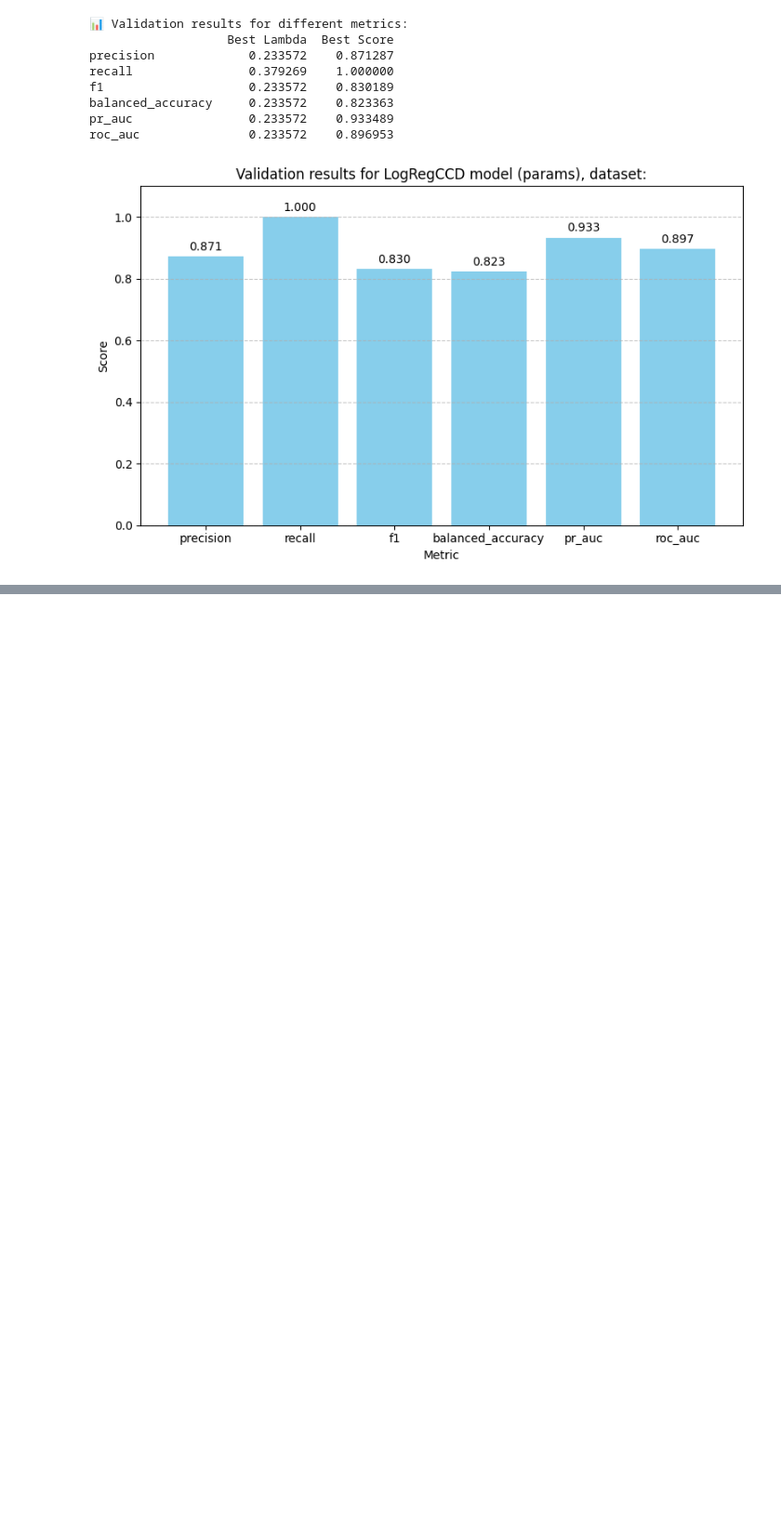
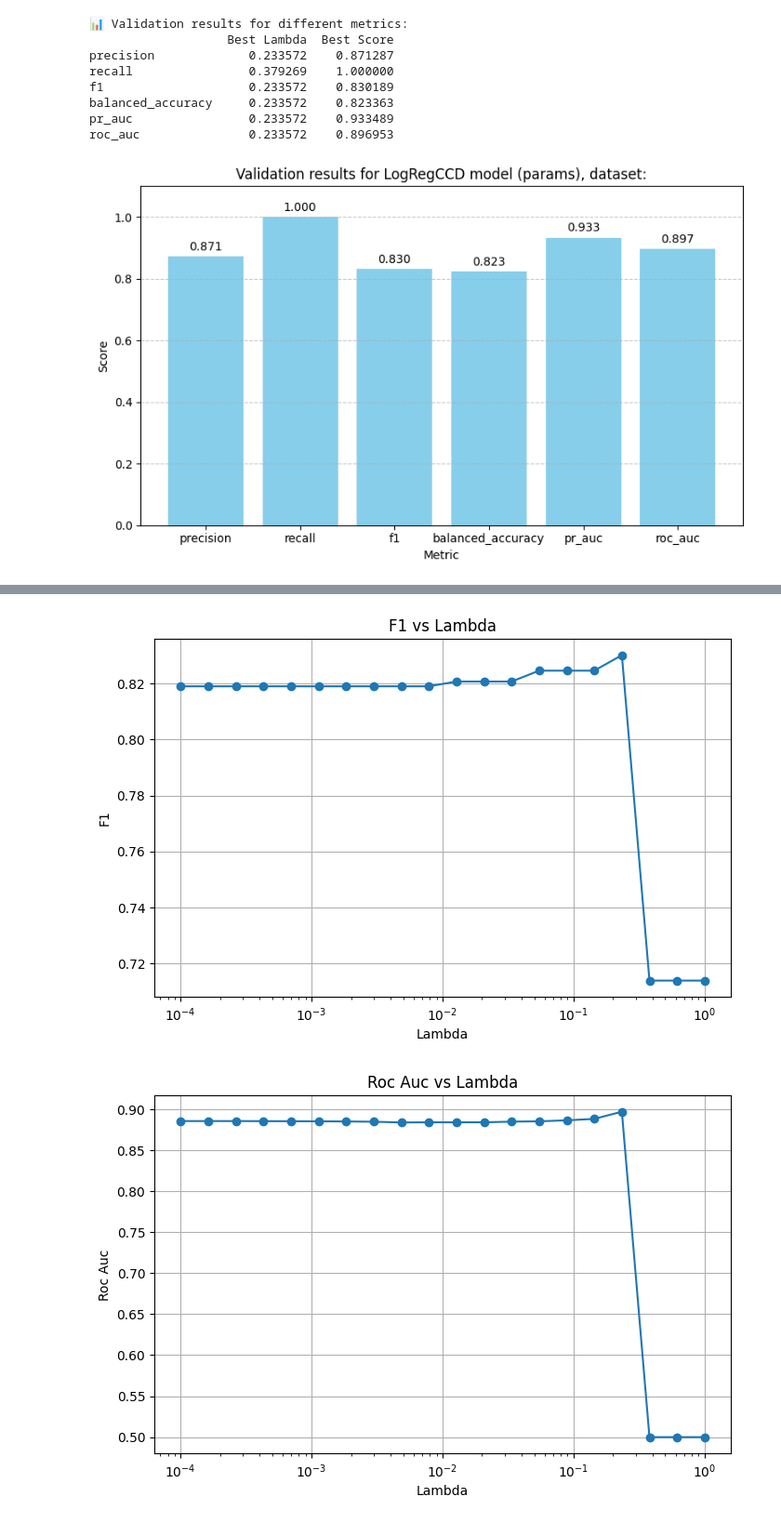
Before and after one commit to WeronikaPlichta375/AML_2025, a Jupyter notebook: LogRegCCD/LogRegCCD_example_of_use.ipynb, the cells around one changed output, grey strips where cells are left out. Shown at 93% size. Saved outputs shown, nothing was run; the diff lists cells and outputs as text; code cells hidden in the pictures; blank space fills up the shorter version.

```diff
--- a/LogRegCCD/LogRegCCD_example_of_use.ipynb
+++ b/LogRegCCD/LogRegCCD_example_of_use.ipynb
@@ -104,0 +111,11 @@ roc_auc               0.233572    0.896953
+# %%
+model.plot(X_test, y_test, metric='f1')
+
+model.plot(X_test, y_test, metric='roc_auc')
+model.plot(X_test, y_test, metric='pr_auc')
+model.plot(X_test, y_test, metric='recall')
+model.plot(X_test, y_test, metric='precision')
+model.plot(X_test, y_test, metric='balanced_accuracy')
+# %% [output]
+[figure, added]
+[figure, added]
```
Also changed, not shown: parts of 3 cells of this notebook, 1 other file.
